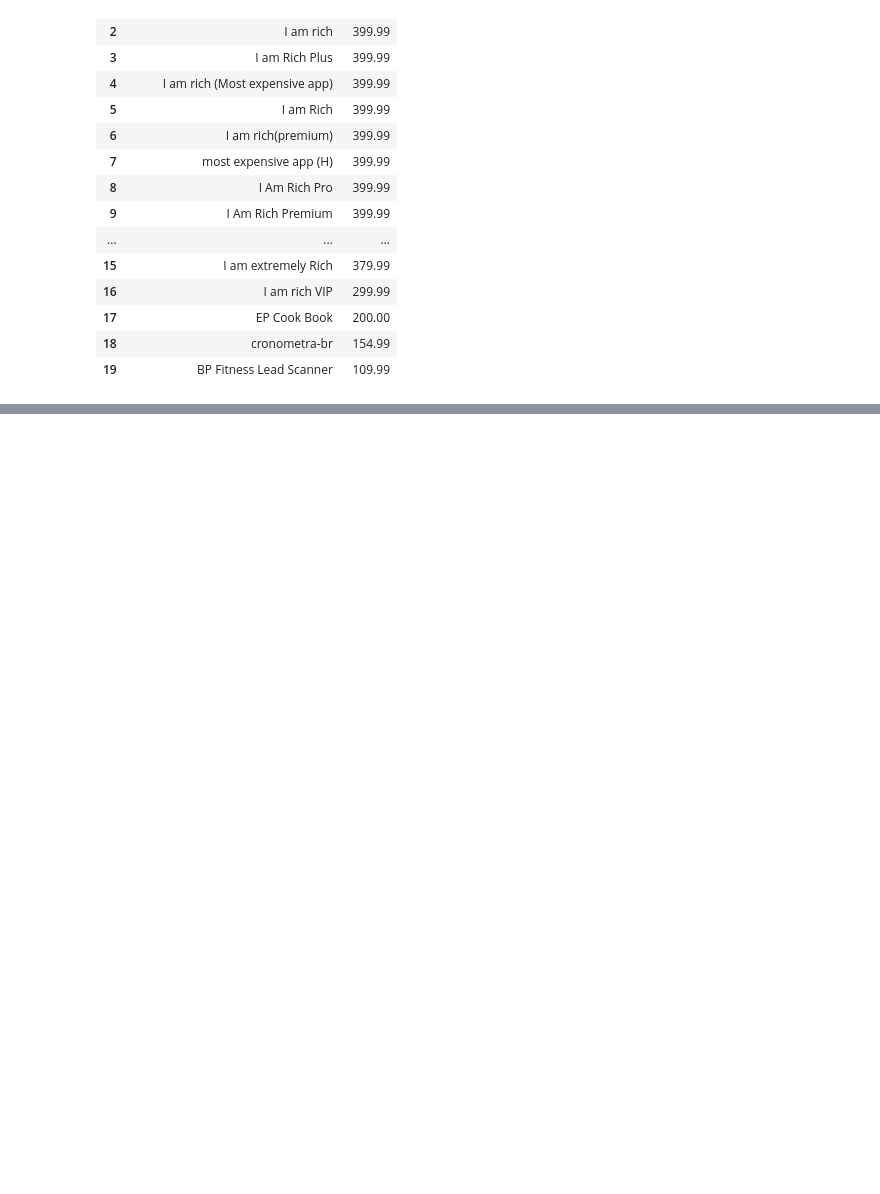
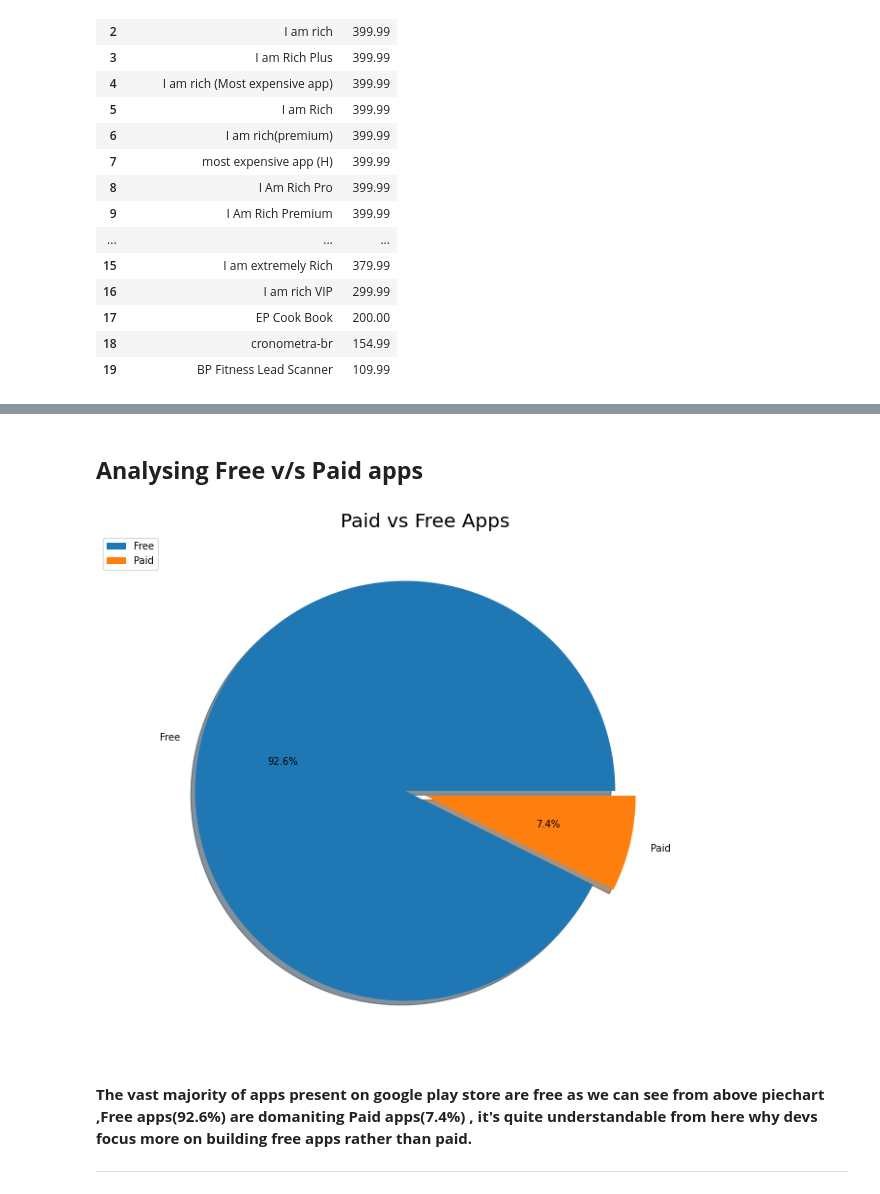
Before and after one commit to amol004/Google-Play-Store-EDA, a Jupyter notebook: Capstone_project_Google_play_store_review_analysis_(EDA)_Notebook_{Amol_Thakur}.ipynb, the cells around one changed output, grey strips where cells are left out. Saved outputs shown, nothing was run; the diff lists cells and outputs as text; code cells hidden in the pictures; blank space fills up the shorter version.

```diff
--- a/Capstone_project_Google_play_store_review_analysis_(EDA)_Notebook_{Amol_Thakur}.ipynb
+++ b/Capstone_project_Google_play_store_review_analysis_(EDA)_Notebook_{Amol_Thakur}.ipynb
@@ -528,0 +642,16 @@ cc.reset_index()
+# %% [markdown]
+## **Analysing Free v/s Paid apps**
+# %%
+# Let's know about the apps which are free or paid
+bb=play_df.Type.value_counts() # counting number of free and paid apps
+plt.rcParams['figure.figsize'] = (10,10) # figure size
+plt.pie(bb,labels=['Free','Paid'],autopct='%1.1f%%',explode=[0.1,0],shadow=True)  # autopct is used to display percentages on pie chart
+plt.title('Paid vs Free Apps',fontsize=20) # title
+plt.legend(bbox_to_anchor=(0,1)); # adjusting the position of information box
+# %% [output]
+[figure, added]
+# %% [markdown]
+**The vast majority of apps present on google play store are free as we can see from above piechart ,Free apps(92.6%) are domaniting Paid apps(7.4%) , it's quite understandable from here why devs focus more on building free apps rather than paid.**
+
+
+---
```
Also changed, not shown: parts of 47 cells of this notebook.
